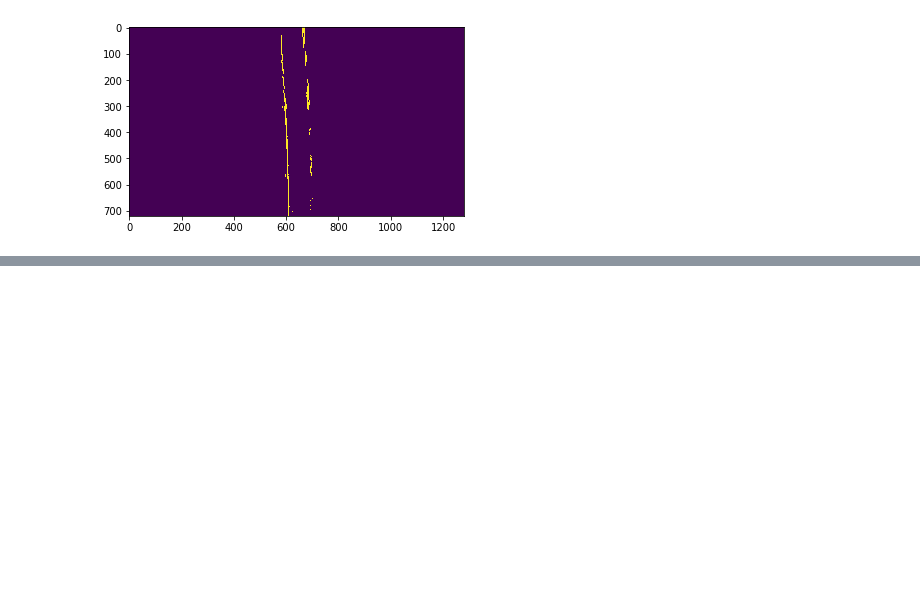
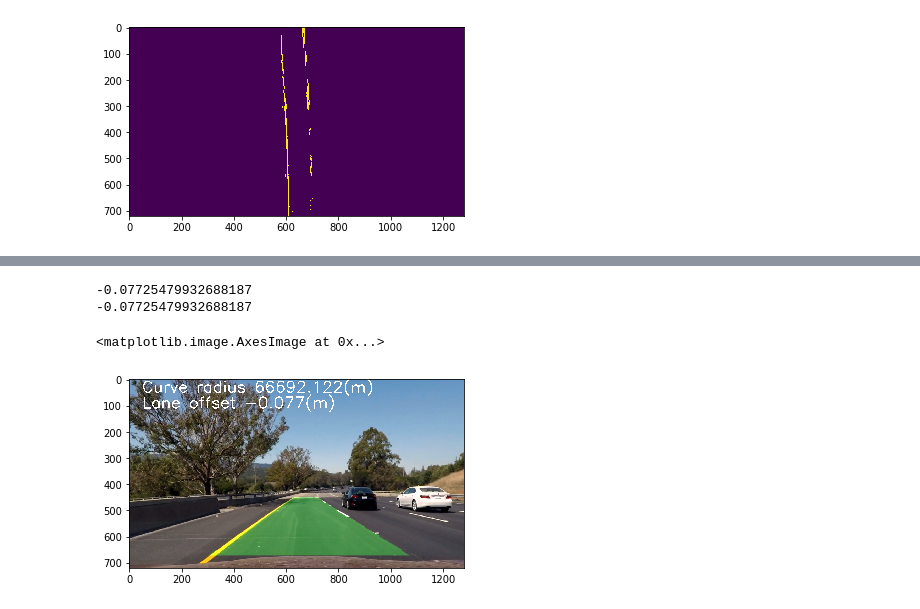
Before and after one commit to david-sterling/CarND-Advanced-Lane-Lines, a Jupyter notebook: Advanced_lane_lines_code.ipynb, the cells around one changed output, grey strips where cells are left out. Cells and saved outputs as stored; diff of their text form; code cells hidden in the pictures; blank space fills up the shorter version.

```diff
--- a/Advanced_lane_lines_code.ipynb
+++ b/Advanced_lane_lines_code.ipynb
@@ -135,7 +135,7 @@ plt.show()
 So, 90px are the wide of the lane (3.7 meters wide) and the suggested relationship of "30/720 # meters per pixel in y dimension" fits perfectly.
 # %%
 
-def sobel_schannel_thresholds(img, s_thresh=(170, 255), sx_thresh=(20, 100)):
+def sobel_schannel_thresholds(img, s_thresh=(180, 255), sx_thresh=(20, 100)):
     img = np.copy(img)
     # Convert to HLS color space and separate the V channel
     hls = cv2.cvtColor(img, cv2.COLOR_RGB2HLS)
@@ -362,6 +341,4 @@ def find_lanes_from_poly(img,left_fit,right_fit):
     right_fitx = right_fit[0]*ploty**2 + right_fit[1]*ploty + right_fit[2]
 
     return (left_fitx,right_fitx)
-# %%
-left_fit, right_fit, img = find_lanes_sliding_window(binary_warped_cut)
 # %%
@@ -391,23 +425,0 @@ TypeError: expected x and y to have same length
-# %%
-#Uno se viene calibrado de casa
-
-
-
-def pipeline_adv_lane_lines_finding (img, calibration_data_file):
-
-
-
-    #1. Distortion correction
-    img = undistort_camera (img, calibration_data_file)
-
-
-    #2. Color/gradient threshold
-    img = sobel_schannel_thresholds(img)
-
-    #3. Perspective transform
-    sourcepoints = np.float32([[0, 673], [1207, 673], [0, 450], [1280, 450]])
-    destinationpoints = np.float32([[569, 720], [711, 720], [0, 0], [1280, 0]])
-    img = warp_birds_eye(img,sourcepoints,destinationpoints,False)
-
-
-    #4. Find lanes lines
@@ -423,0 +426,15 @@ plt.gca().invert_yaxis() # to visualize as we do the images
+# %%
+def video_pipeline(img):
+    result,radio,lane_offset = pipeline_adv_lane_lines_finding(img,"wide_dist_pickle.p")
+    #print on video frames the info
+    cv2.putText(result, 'Curve radius {:.3f}(m)'.format(radio), (50,50),cv2.FONT_HERSHEY_SIMPLEX , fontScale = 2, color=(255,255,255), thickness = 3)
+    cv2.putText(result, 'Lane offset {:.3f}(m)'.format(lane_offset), (50,110),cv2.FONT_HERSHEY_SIMPLEX , fontScale = 2, color=(255,255,255), thickness = 3)
+
+    print(lane_offset)
+    return result
+plt.imshow(video_pipeline(cv2.cvtColor(cv2.imread('./test_images/test6.jpg'), cv2.COLOR_BGR2RGB)))
+# %% [output]
+-0.07725479932688187
+-0.07725479932688187
+<matplotlib.image.AxesImage at 0x...>
+[figure, added]
```
Also changed, not shown: parts of 8 cells of this notebook, 1 other file.
